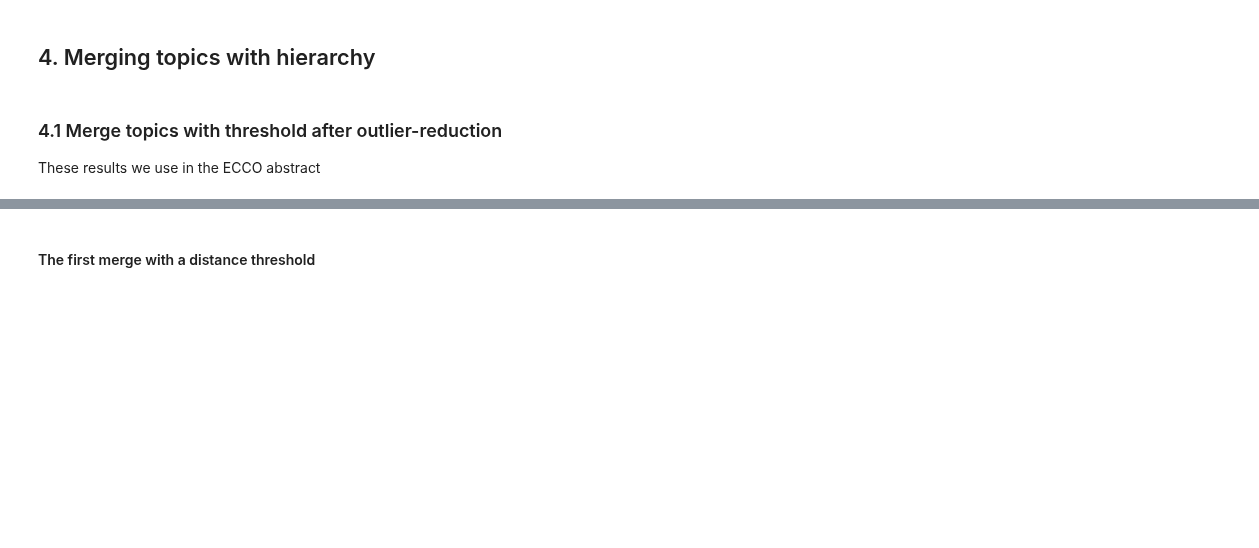
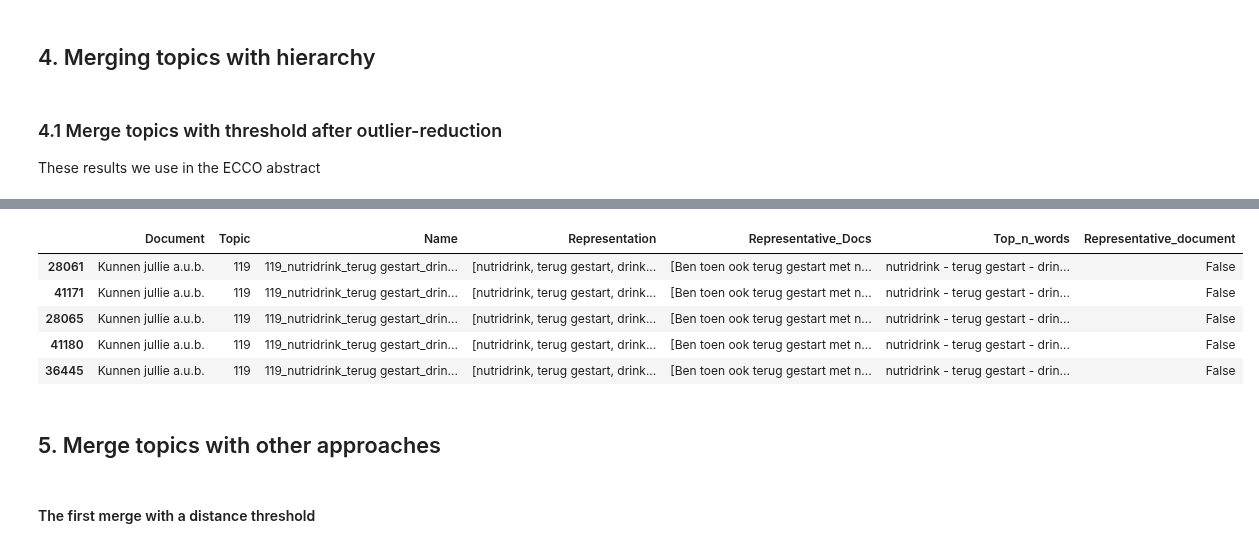
Before and after one commit to MaastrichtU-CDS/MyIBDcoachNLP, a Jupyter notebook: notebooks/analysis_of_sentences/bertje_ECCO.ipynb, the cells around one changed output, grey strips where cells are left out. Saved outputs shown, nothing was run; the diff lists cells and outputs as text; code cells hidden in the pictures; blank space fills up the shorter version.

```diff
--- a/notebooks/analysis_of_sentences/bertje_ECCO.ipynb
+++ b/notebooks/analysis_of_sentences/bertje_ECCO.ipynb
@@ -230,0 +263,10 @@ hierarchical_topics
+# %%
+doc_info = topic_model.get_document_info(sentences)
+doc_info[doc_info["Topic"] == 119].sample(5)
+# %% [output]
+|  | Document | Topic | Name | Representation | Representative_Docs | Top_n_words | Representative_document |
+| 28061 | Kunnen jullie a.u.b. | 119 | 119_nutridrink_terug gestart_drin... | [nutridrink, terug gestart, drink... | [Ben toen ook terug gestart met n... | nutridrink - terug gestart - drin... | False |
+| 41171 | Kunnen jullie a.u.b. | 119 | 119_nutridrink_terug gestart_drin... | [nutridrink, terug gestart, drink... | [Ben toen ook terug gestart met n... | nutridrink - terug gestart - drin... | False |
+| 28065 | Kunnen jullie a.u.b. | 119 | 119_nutridrink_terug gestart_drin... | [nutridrink, terug gestart, drink... | [Ben toen ook terug gestart met n... | nutridrink - terug gestart - drin... | False |
+| 41180 | Kunnen jullie a.u.b. | 119 | 119_nutridrink_terug gestart_drin... | [nutridrink, terug gestart, drink... | [Ben toen ook terug gestart met n... | nutridrink - terug gestart - drin... | False |
+| 36445 | Kunnen jullie a.u.b. | 119 | 119_nutridrink_terug gestart_drin... | [nutridrink, terug gestart, drink... | [Ben toen ook terug gestart met n... | nutridrink - terug gestart - drin... | False |
@@ -231,3 +282,5 @@ hierarchical_topics
+# %% [markdown]
+## 5. Merge topics with other approaches
 # %% [markdown]
 #### The first merge with a distance threshold
 # %%
```
Also changed, not shown: parts of 6 cells of this notebook.
